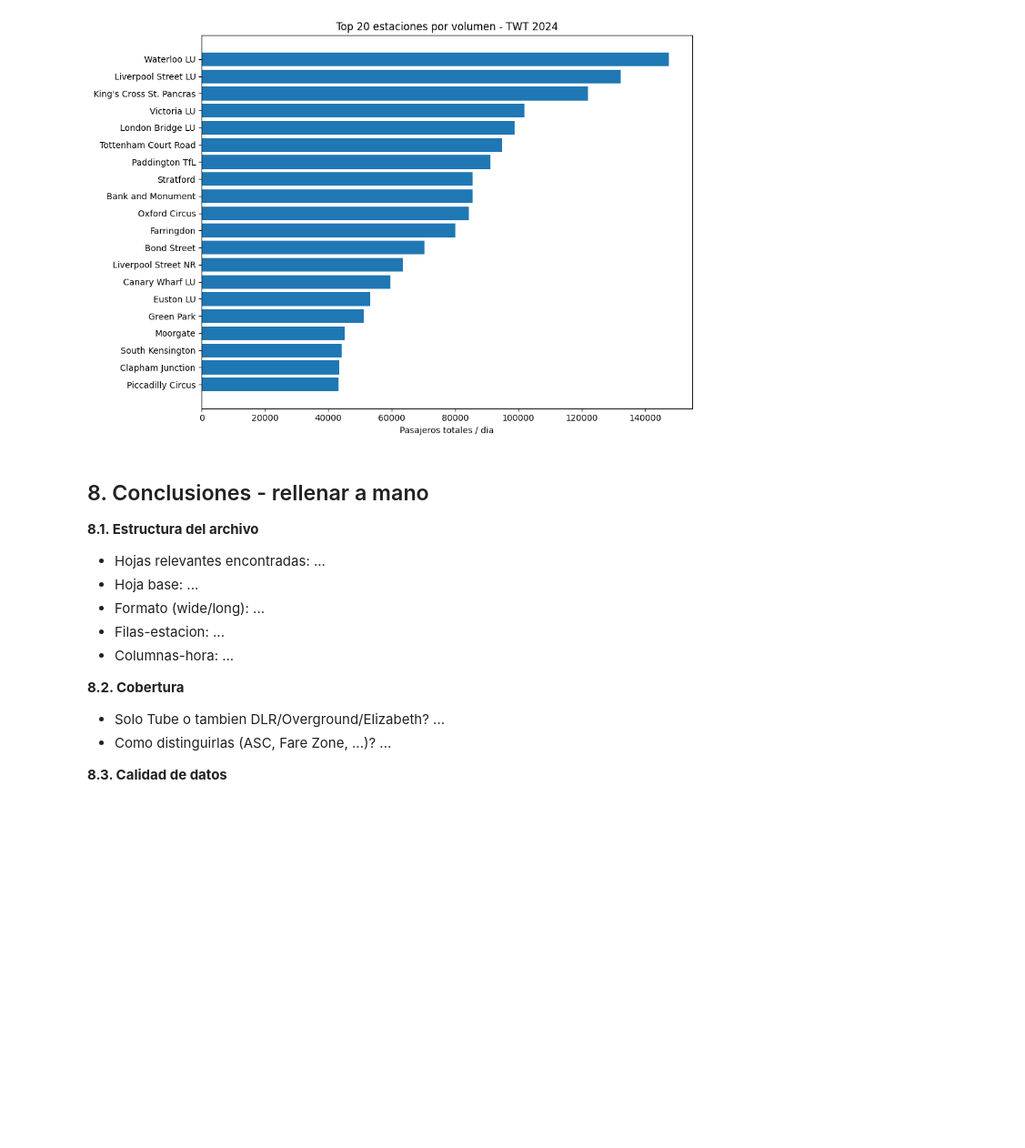
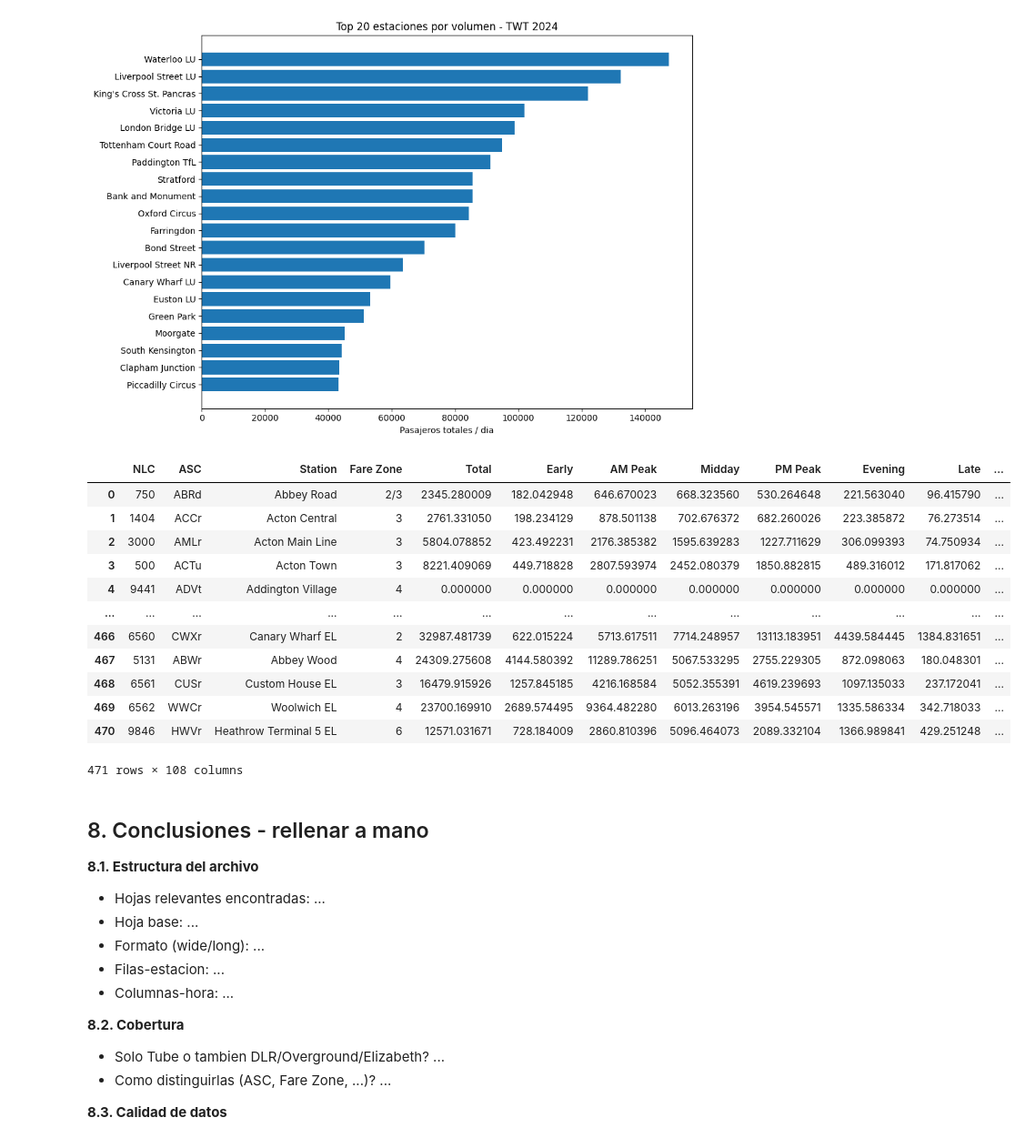
Before and after one commit to aJk15lml/Proyecto_productivizacion, a Jupyter notebook: notebooks/01_exploracion_numbat.ipynb, the cells around one changed output. Shown at 91% size. Drawn from its saved outputs; the diff is of its cells as text; code cells hidden in the pictures; blank space fills up the shorter version.

```diff
--- a/notebooks/01_exploracion_numbat.ipynb
+++ b/notebooks/01_exploracion_numbat.ipynb
@@ -471,6 +471,22 @@ plt.show()
 | 92 | Clapham Junction | 43359.719524 |
 | 307 | Piccadilly Circus | 43302.658763 |
 [figure]
+# %%
+df_entry
+# %% [output]
+|  | NLC | ASC | Station | Fare Zone | Total | Early | AM Peak | Midday | PM Peak | Evening | Late | ... |
+| 0 | 750 | ABRd | Abbey Road | 2/3 | 2345.280009 | 182.042948 | 646.670023 | 668.323560 | 530.264648 | 221.563040 | 96.415790 | ... |
+| 1 | 1404 | ACCr | Acton Central | 3 | 2761.331050 | 198.234129 | 878.501138 | 702.676372 | 682.260026 | 223.385872 | 76.273514 | ... |
+| 2 | 3000 | AMLr | Acton Main Line | 3 | 5804.078852 | 423.492231 | 2176.385382 | 1595.639283 | 1227.711629 | 306.099393 | 74.750934 | ... |
+| 3 | 500 | ACTu | Acton Town | 3 | 8221.409069 | 449.718828 | 2807.593974 | 2452.080379 | 1850.882815 | 489.316012 | 171.817062 | ... |
+| 4 | 9441 | ADVt | Addington Village | 4 | 0.000000 | 0.000000 | 0.000000 | 0.000000 | 0.000000 | 0.000000 | 0.000000 | ... |
+| ... | ... | ... | ... | ... | ... | ... | ... | ... | ... | ... | ... | ... |
+| 466 | 6560 | CWXr | Canary Wharf EL | 2 | 32987.481739 | 622.015224 | 5713.617511 | 7714.248957 | 13113.183951 | 4439.584445 | 1384.831651 | ... |
+| 467 | 5131 | ABWr | Abbey Wood | 4 | 24309.275608 | 4144.580392 | 11289.786251 | 5067.533295 | 2755.229305 | 872.098063 | 180.048301 | ... |
+| 468 | 6561 | CUSr | Custom House EL | 3 | 16479.915926 | 1257.845185 | 4216.168584 | 5052.355391 | 4619.239693 | 1097.135033 | 237.172041 | ... |
+| 469 | 6562 | WWCr | Woolwich EL | 4 | 23700.169910 | 2689.574495 | 9364.482280 | 6013.263196 | 3954.545571 | 1335.586334 | 342.718033 | ... |
+| 470 | 9846 | HWVr | Heathrow Terminal 5 EL | 6 | 12571.031671 | 728.184009 | 2860.810396 | 5096.464073 | 2089.332104 | 1366.989841 | 429.251248 | ... |
+471 rows × 108 columns
 # %% [markdown]
 ## 8. Conclusiones - rellenar a mano
 
```
Also changed, not shown: parts of 1 cell of this notebook, 6 other files.
